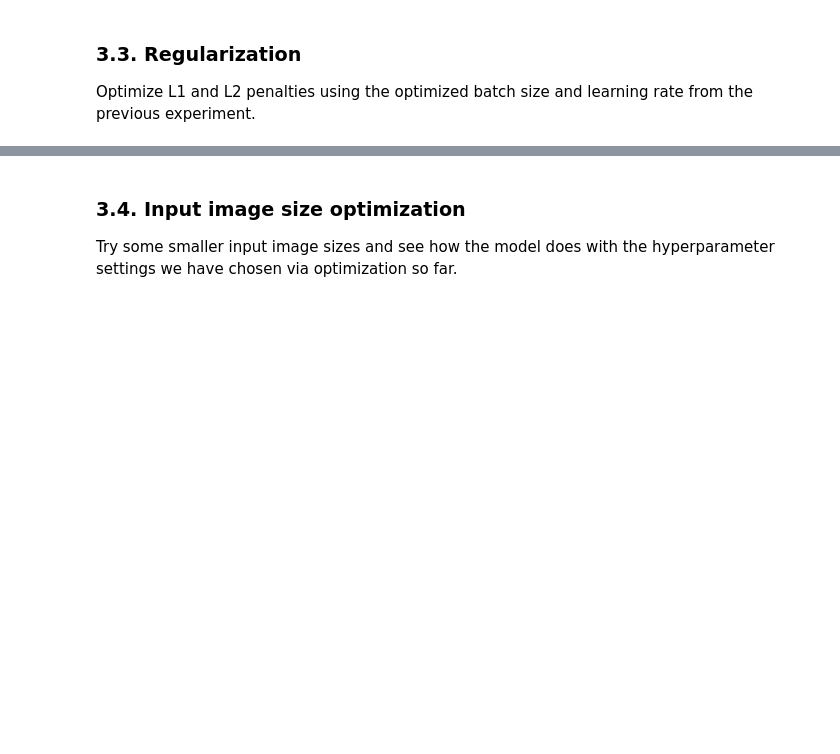
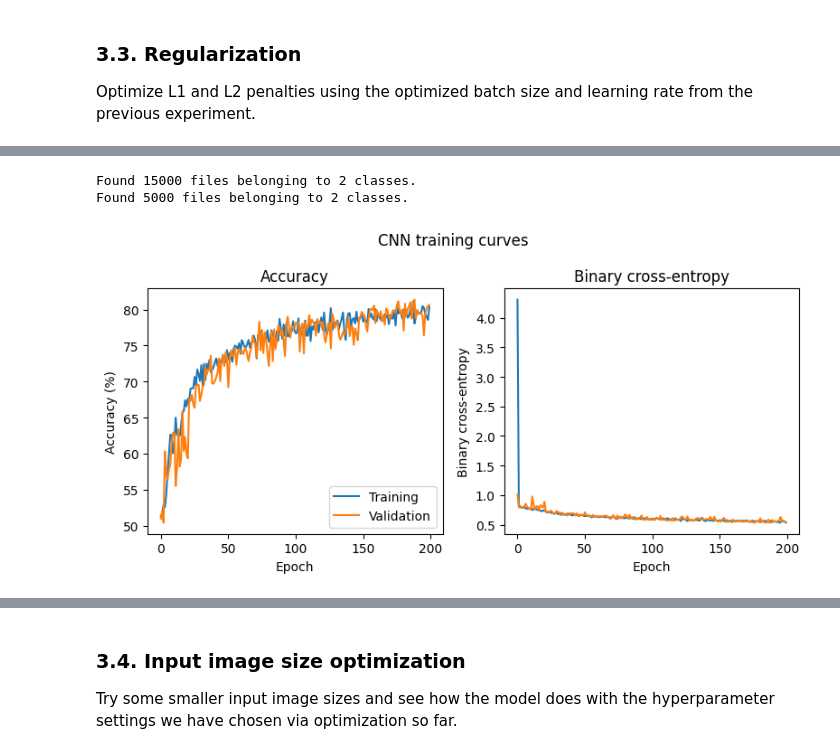
Before and after one commit to 4GeeksAcademy/gperdrizet-image-classification, a Jupyter notebook: notebooks/tensorflow_cnn_classifier.ipynb, the cells around one changed output, grey strips where cells are left out. Cells and saved outputs as stored; diff of their text form; code cells hidden in the pictures; blank space fills up the shorter version.

```diff
--- a/notebooks/tensorflow_cnn_classifier.ipynb
+++ b/notebooks/tensorflow_cnn_classifier.ipynb
@@ -343,29 +355,34 @@ print()
 # %%
-l1_penalty=0.001
-l2_penalty=0.0001
+l1_penalty = 0.001
+l2_penalty = 0.01
+epochs = 200
 # %%
 %%time
 
 # Set some hyperparameters for the run
-hyperparameters={
+hyperparameters = {
     'l1_penalty': l1_penalty,
     'l2_penalty': l2_penalty,
     'image_width': image_width,
     'batch_size': batch_size,
     'learning_rate': learning_rate,
     'steps_per_epoch': steps_per_epoch,
     'validation_steps': validation_steps,
-    'epochs': 500
+    'epochs': epochs
 }
 
 # Do a single training run
-training_results=single_training_run(
+training_results = single_training_run(
     training_data_path,
     validation_data_path,
     **hyperparameters,
 )
 
 # Plot the results
 plot_single_training_run(training_results).show()
 
 print()
+# %% [output]
+Found 15000 files belonging to 2 classes.
+Found 5000 files belonging to 2 classes.
+[figure, added]
```
Also changed, not shown: parts of 21 cells of this notebook.
